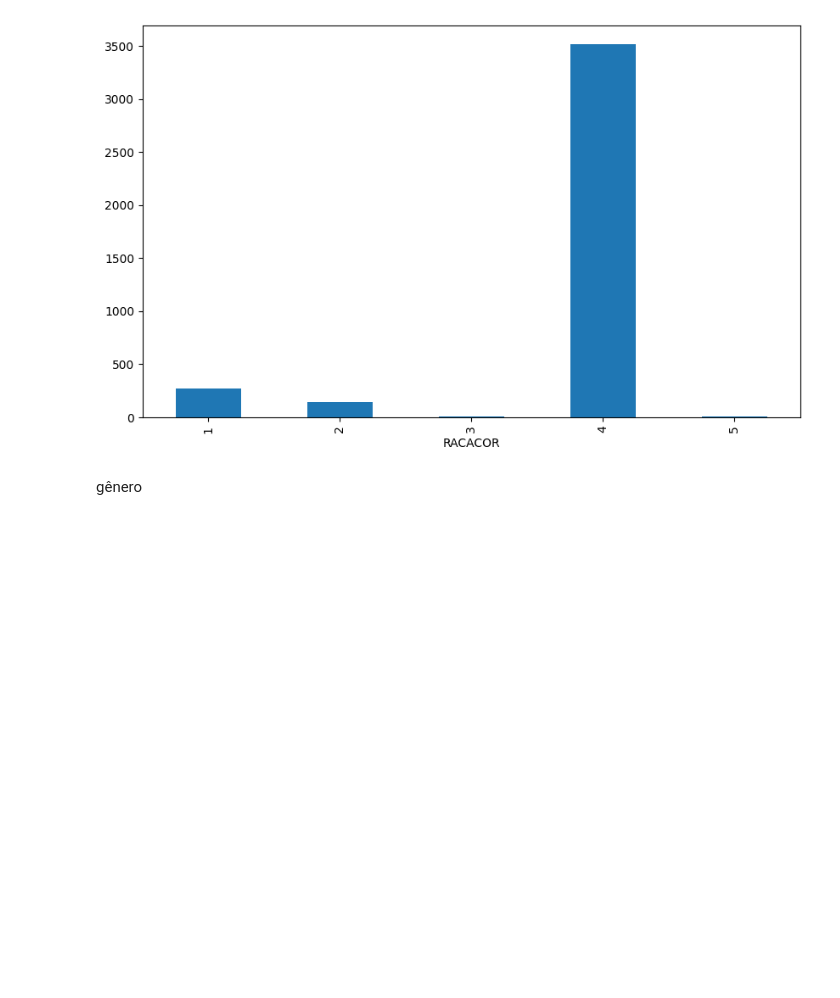
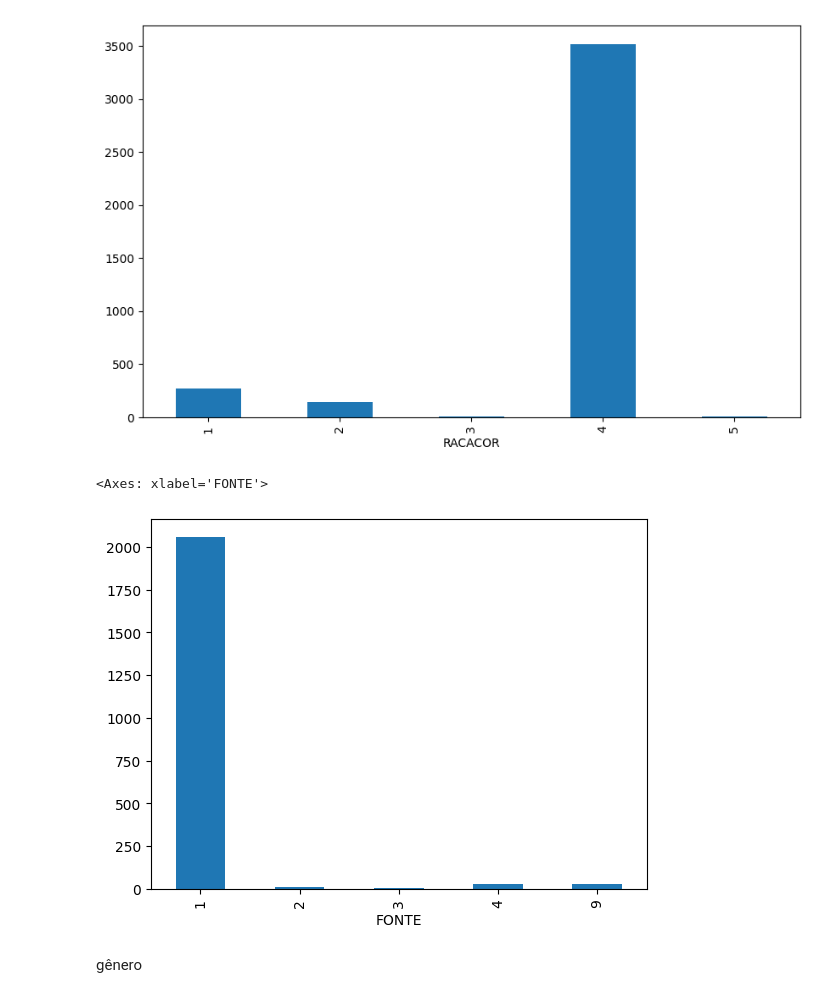
Before and after one commit to iagonmic/taxa-homicidio-pb, a Jupyter notebook: analise.ipynb, the cells around one changed output. Cells and saved outputs as stored; diff of their text form; code cells hidden in the pictures; blank space fills up the shorter version.

Commit message:
Analisando por sexo e fonte da informação

```diff
--- a/analise.ipynb
+++ b/analise.ipynb
@@ -356,5 +356,10 @@ df_hom_base_raca.groupby('RACACOR')['RACACOR'].count().plot(kind='bar', figsize=
 # %% [output]
 <Axes: xlabel='RACACOR'>
 [figure]
+# %%
+df_hom_base.query('RACACOR == "4" and ESC2010 <= 2 and IDADE >= 18').groupby('FONTE')['FONTE'].count().plot(kind='bar')
+# %% [output]
+<Axes: xlabel='FONTE'>
+[figure, added]
 # %% [markdown]
 gênero
```
Also changed, not shown: parts of 3 cells of this notebook.
